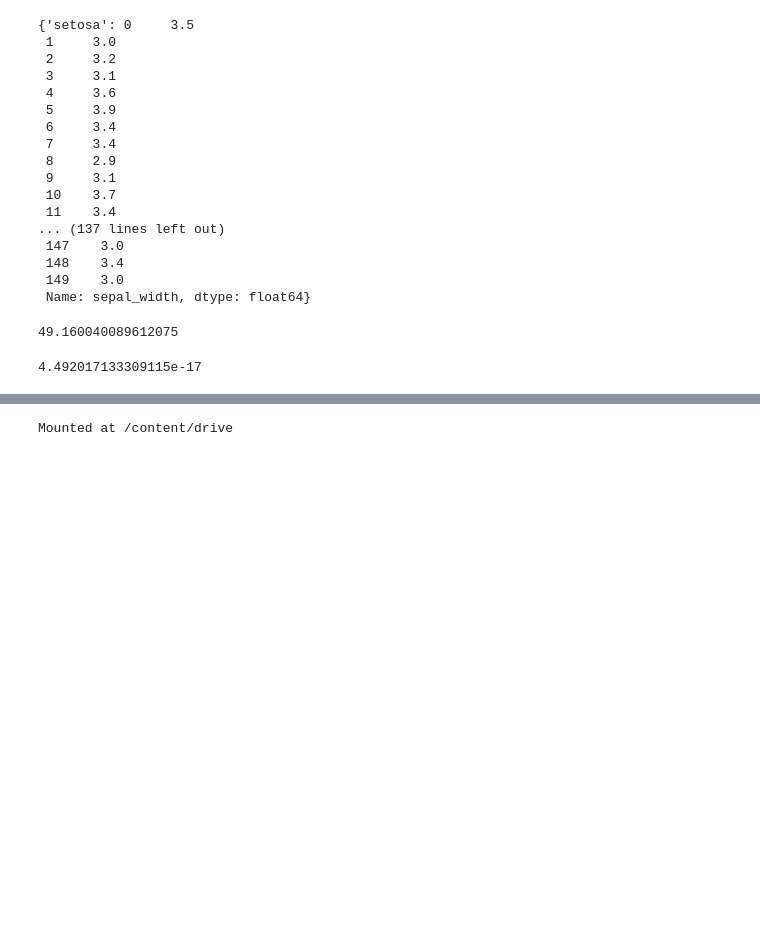
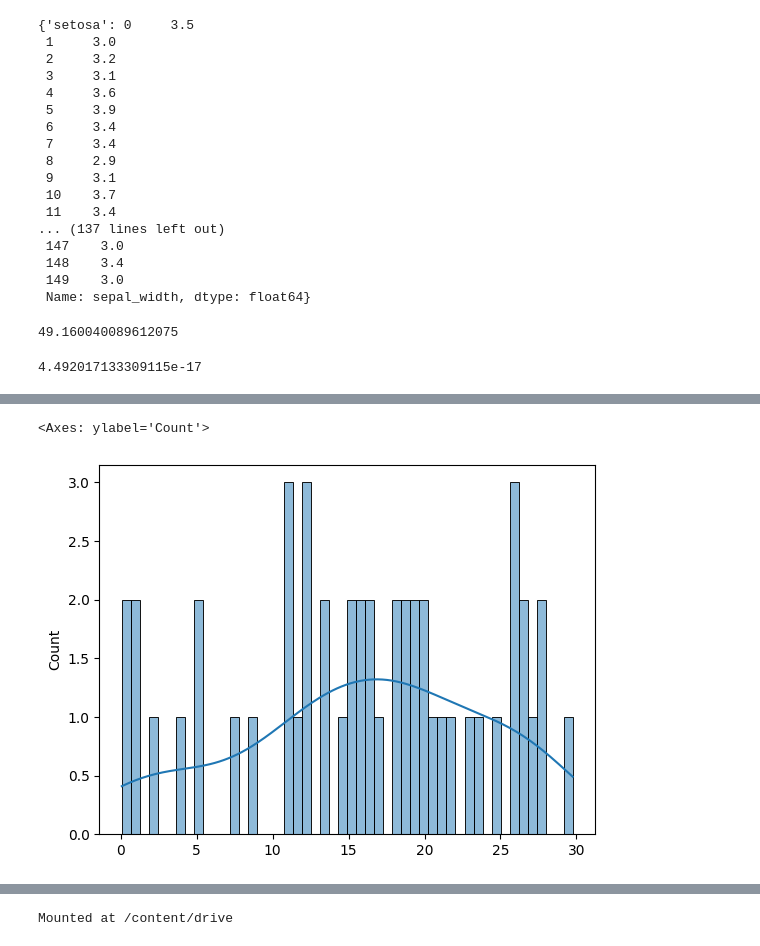
Before and after one commit to Krish-s/Pandas, a Jupyter notebook: Numpy.ipynb, the cells around one changed output, grey strips where cells are left out. Drawn from its saved outputs; the diff is of its cells as text; code cells hidden in the pictures; blank space fills up the shorter version.

```diff
--- a/Numpy.ipynb
+++ b/Numpy.ipynb
@@ -675,0 +788,5 @@ p_value
+# %%
+sns.histplot(data,bins=50,kde=True)
+# %% [output]
+<Axes: ylabel='Count'>
+[figure, added]
```
Also changed, not shown: parts of 29 cells of this notebook.
